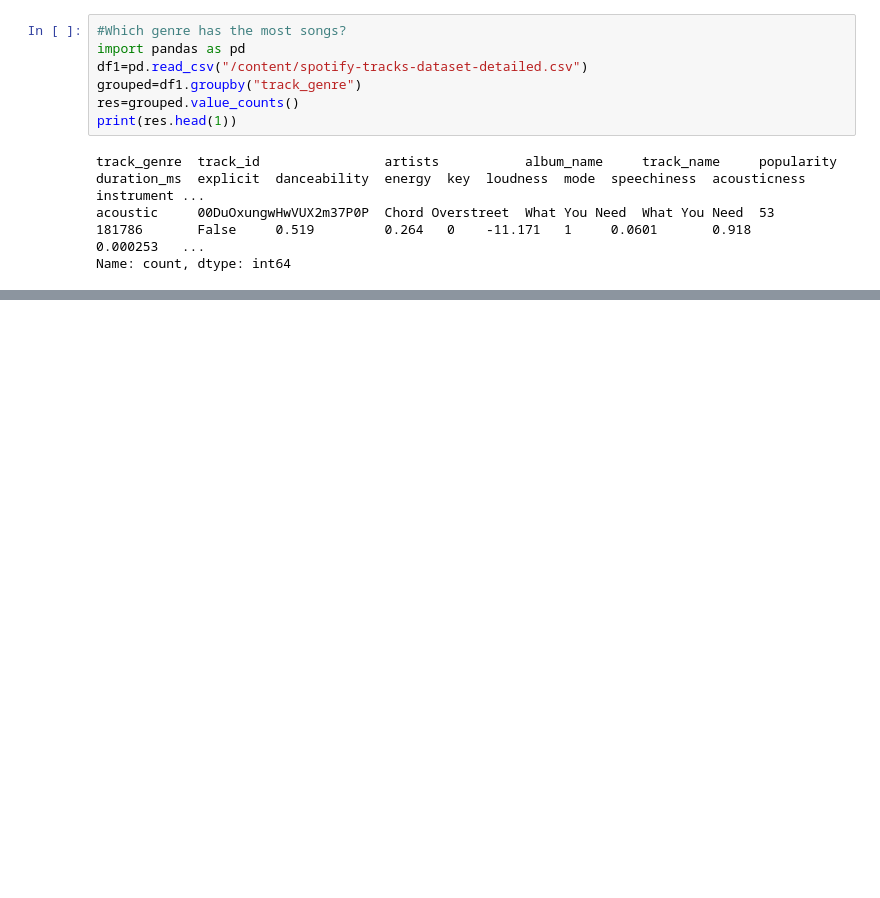
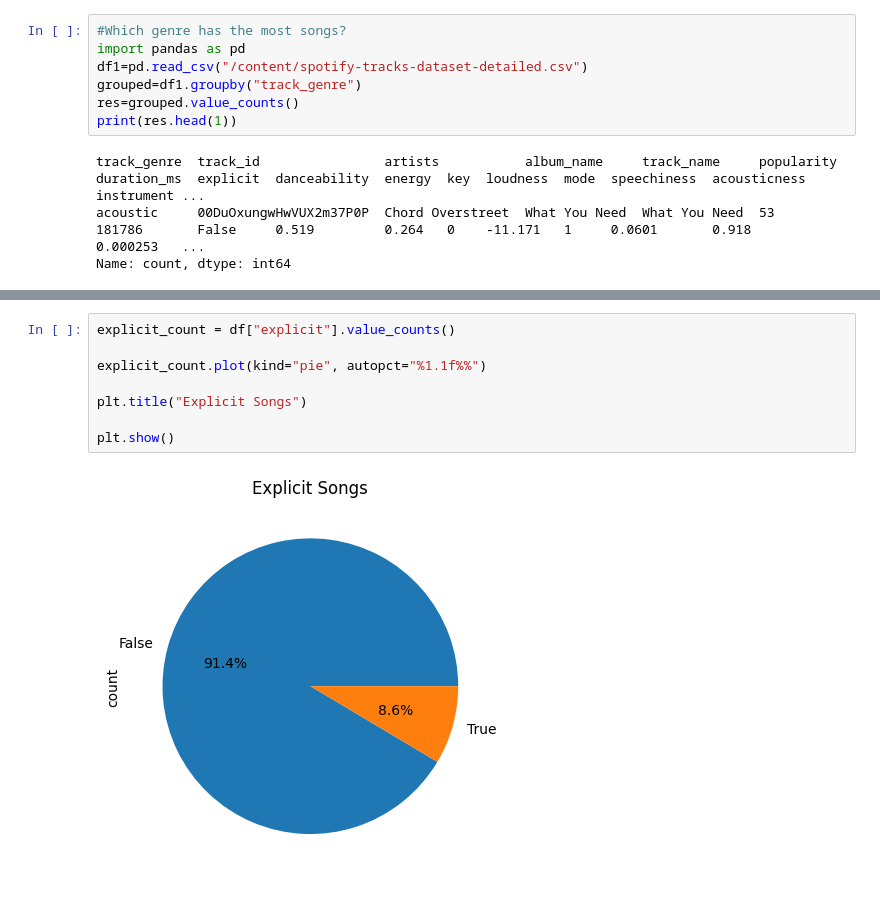
Before and after one commit to pavithrasmv/pandas, a Jupyter notebook: pandas project.ipynb, the cells around one changed output, grey strips where cells are left out. Drawn from its saved outputs; the diff is of its cells as text; blank space fills up the shorter version.

```diff
--- a/pandas project.ipynb
+++ b/pandas project.ipynb
@@ -98,0 +149,10 @@ the percentage of song explicit is: 8.55
+# %%
+explicit_count = df["explicit"].value_counts()
+
+explicit_count.plot(kind="pie", autopct="%1.1f%%")
+
+plt.title("Explicit Songs")
+
+plt.show()
+# %% [output]
+[figure, added]
```
Also changed, not shown: parts of 12 cells of this notebook.
